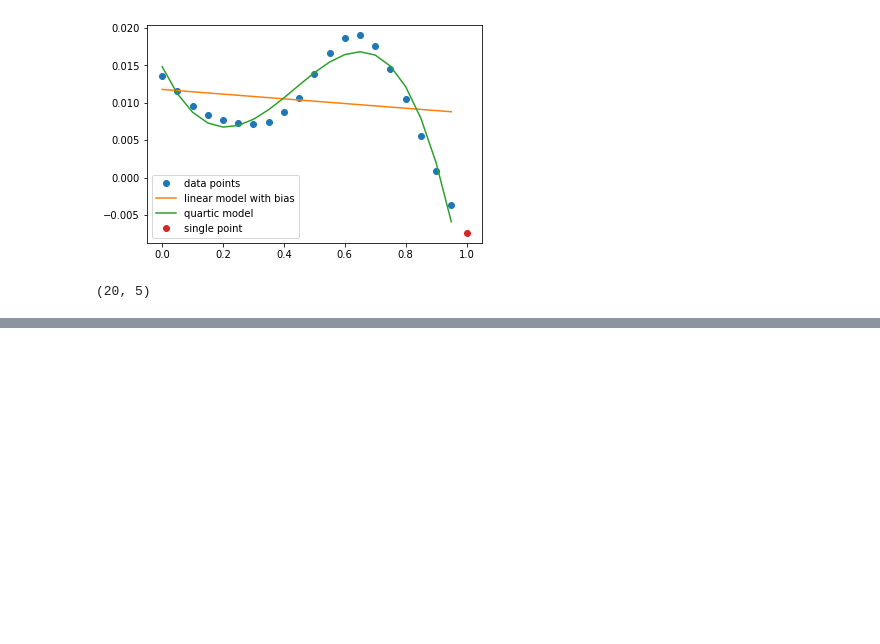
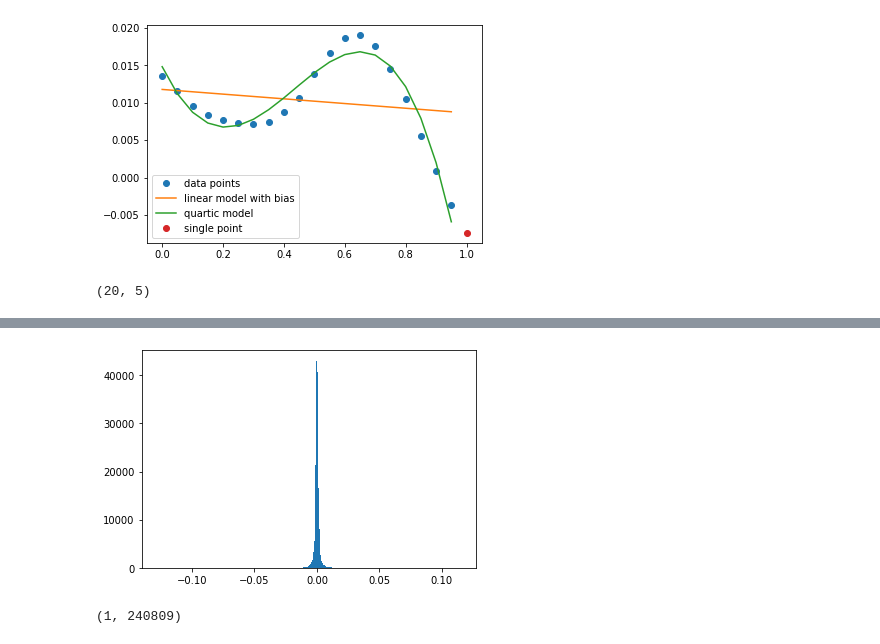
Before and after one commit to angelmoti24/MLPR_assigment_1, a Jupyter notebook: Assigment 1.ipynb, the cells around one changed output, grey strips where cells are left out. Drawn from its saved outputs; the diff is of its cells as text; code cells hidden in the pictures; blank space fills up the shorter version.

```diff
--- a/Assigment 1.ipynb
+++ b/Assigment 1.ipynb
@@ -112,10 +112,10 @@ To use the future default and silence this warning we advise to pass `rcond=None
 [figure]
 # %%
 def Phi( C:int, K:int):
-    times = np.arange(0,1,1/C)
+    times = np.arange(0,1,1/20)[::-1][:C][::-1]
     array = np.zeros((C,K))
     for i,time in enumerate(times):
-        array[i,:] = [time**k for k in range(5)]
+        array[i,:] = [time**k for k in range(K)]
     return array
 # %%
 Phi(20,5).shape
@@ -159,0 +227,23 @@ array([[ 0.25      ],
+# %%
+mse_optim = 10e6 # huge error as baseline
+mse_optim_val = 10e6 # huge error as baseline
+dic = dict()
+for c in range(1,21): # try diferent values fo C
+
+    coef=np.linalg.lstsq(X_shuf_train[:,-1:-c-1:-1][:,::-1],y_shuf_train)[0].reshape(-1,1)
+
+
+    # get the prediction for Y
+    y_vv=coef.T@X_shuf_train[:,-1:-c-1:-1][:,::-1].T
+    y_vv_val = coef.T@X_shuf_val[:,-1:-c-1:-1][:,::-1].T
+    y_vv_test = coef.T@X_shuf_test[:,-1:-c-1:-1][:,::-1].T
+    # get the MSE of all y's
+    mse_train= np.mean((y_vv-y_shuf_train)**2)
+    mse_val = np.mean((y_vv_val-y_shuf_val)**2)
+    # if a new minimum was found, then update it
+    if mse_train<mse_optim:
+        mse_optim=mse_train
+        dic.update({"C_train":c,"mse_train":mse_optim})
+    if mse_val<mse_optim_val:
+        mse_optim_val=mse_val
+        dic.update({"C_train_val":c,"mse_train_val":mse_val})
@@ -159,0 +280,10 @@ array([[ 0.25      ],
+# %%
+coef=np.linalg.lstsq(X_shuf_train[:,-1:-20-1:-1][:,::-1],y_shuf_train)[0].reshape(-1,1)
+y_vv_val = coef.T@X_shuf_val[:,-1:-c-1:-1][:,::-1].T
+
+residuals=y_shuf_val-y_vv_val.reshape(-1)
+
+plt.hist(residuals,bins=int(np.sqrt(len(y_shuf_val))))
+plt.show()
+# %% [output]
+[figure, added]
@@ -159,0 +294,4 @@ array([[ 0.25      ],
+# %%
+residuals.
+# %% [output]
+(1, 240809)
```
Also changed, not shown: parts of 14 cells of this notebook.
